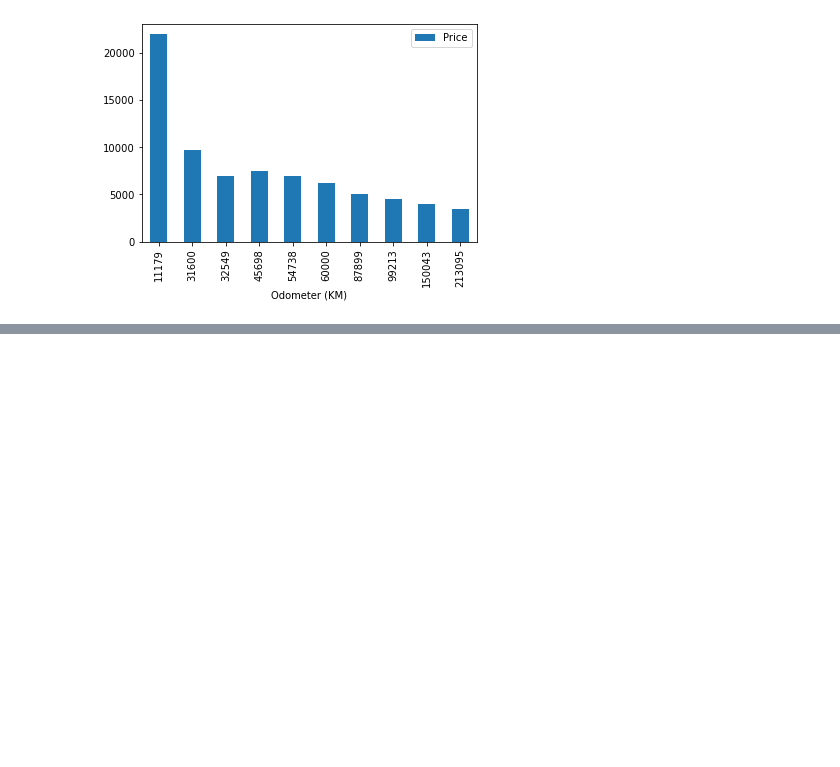
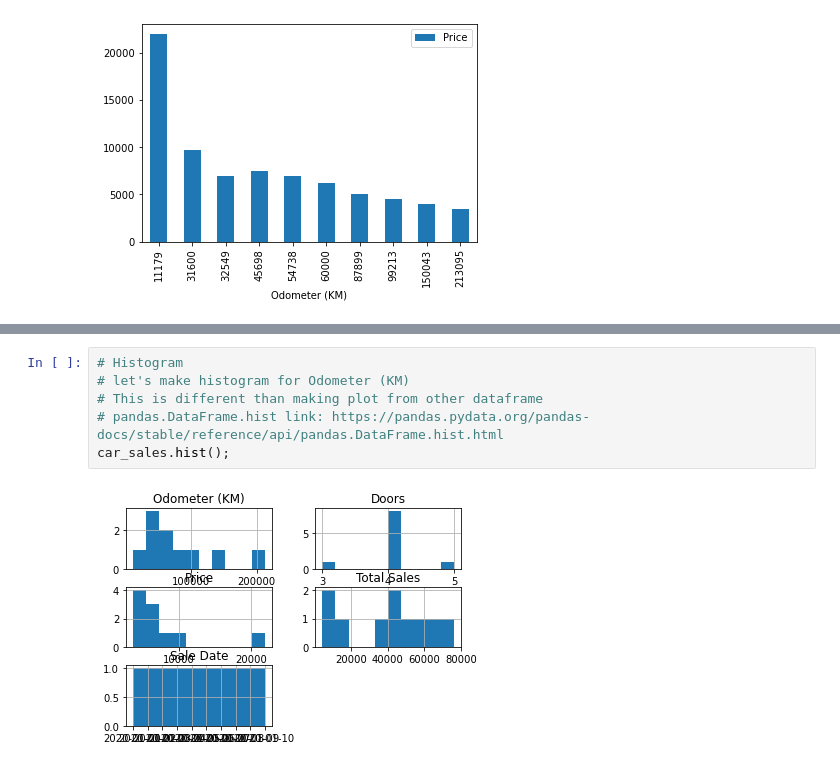
Before and after one commit to m00racle/zero-to-mastery-ml, a Jupyter notebook: section-2-data-science-and-ml-tools/TRIAL-PLOT-PANDAS.ipynb, the cells around one changed output, grey strips where cells are left out. Drawn from its saved outputs; the diff is of its cells as text; blank space fills up the shorter version.

```diff
--- a/section-2-data-science-and-ml-tools/TRIAL-PLOT-PANDAS.ipynb
+++ b/section-2-data-science-and-ml-tools/TRIAL-PLOT-PANDAS.ipynb
@@ -145,0 +231,8 @@ car_sales.sort_values(by="Odometer (KM)").plot(x='Odometer (KM)', y='Price', kin
+# %%
+# Histogram
+# let's make histogram for Odometer (KM)
+# This is different than making plot from other dataframe
+# pandas.DataFrame.hist link: https://pandas.pydata.org/pandas-docs/stable/reference/api/pandas.DataFrame.hist.html
+car_sales.hist();
+# %% [output]
+[figure, added]
```
Also changed, not shown: parts of 20 cells of this notebook, 1 other file.
